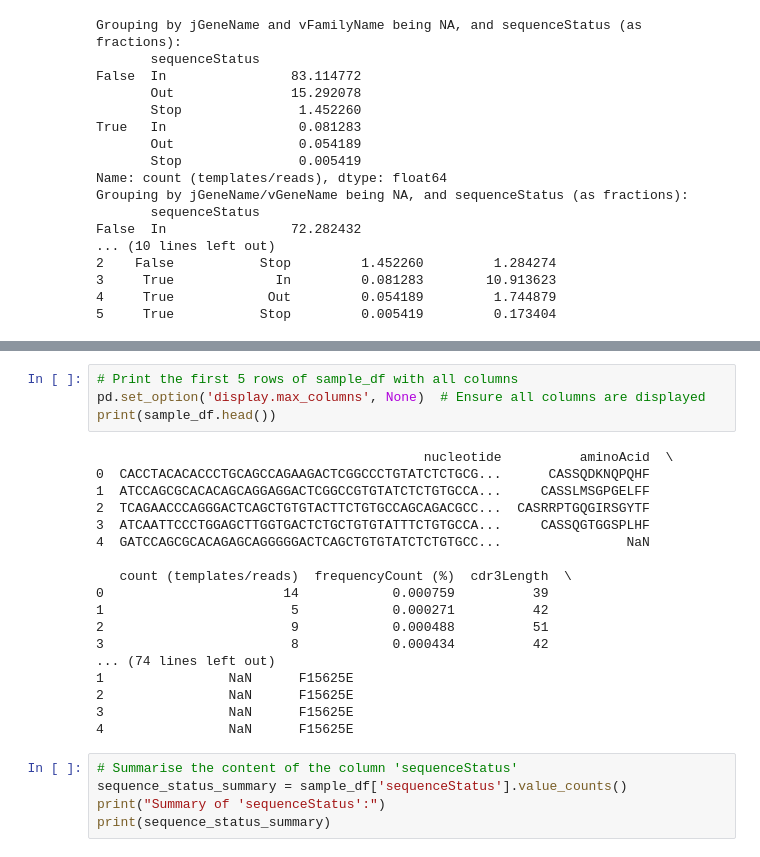
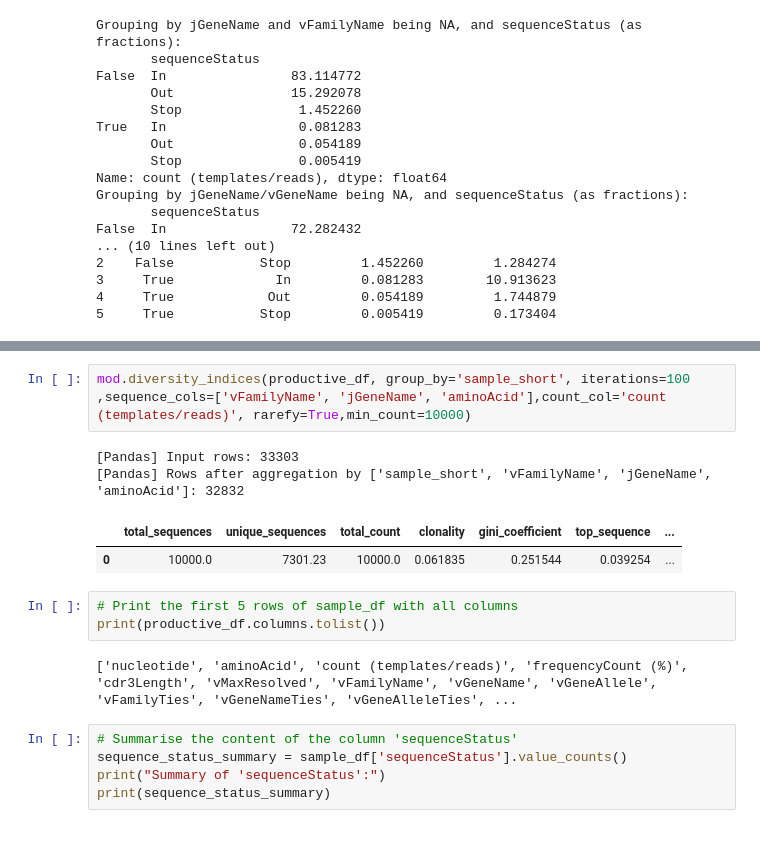
Before and after one commit to AnnaLorenc/private-DQ2DQ8private, a Jupyter notebook: lymphoseq_readin.ipynb, the cells around one changed output, grey strips where cells are left out. Drawn from its saved outputs; the diff is of its cells as text.

Commit message:
rarefied diversity

```diff
--- a/lymphoseq_readin.ipynb
+++ b/lymphoseq_readin.ipynb
@@ -168,25 +182,15 @@ Cleanup summary saved to: results_man/cleaned/F15625E_cleanup_summary.tsv
+# %%
+mod.diversity_indices(productive_df, group_by='sample_short', iterations=100 ,sequence_cols=['vFamilyName', 'jGeneName', 'aminoAcid'],count_col='count (templates/reads)', rarefy=True,min_count=10000)
+# %% [output]
+[Pandas] Input rows: 33303
+[Pandas] Rows after aggregation by ['sample_short', 'vFamilyName', 'jGeneName', 'aminoAcid']: 32832
+|  | total_sequences | unique_sequences | total_count | clonality | gini_coefficient | top_sequence | ... |
+| 0 | 10000.0 | 7301.23 | 10000.0 | 0.061835 | 0.251544 | 0.039254 | ... |
 # %%
 # Print the first 5 rows of sample_df with all columns
-pd.set_option('display.max_columns', None)  # Ensure all columns are displayed
-print(sample_df.head())
+print(productive_df.columns.tolist())
 # %% [output]
-                                          nucleotide          aminoAcid  \
-0  CACCTACACACCCTGCAGCCAGAAGACTCGGCCCTGTATCTCTGCG...      CASSQDKNQPQHF
-1  ATCCAGCGCACACAGCAGGAGGACTCGGCCGTGTATCTCTGTGCCA...     CASSLMSGPGELFF
-2  TCAGAACCCAGGGACTCAGCTGTGTACTTCTGTGCCAGCAGACGCC...  CASRRPTGQGIRSGYTF
-3  ATCAATTCCCTGGAGCTTGGTGACTCTGCTGTGTATTTCTGTGCCA...     CASSQGTGGSPLHF
-4  GATCCAGCGCACAGAGCAGGGGGACTCAGCTGTGTATCTCTGTGCC...                NaN
-
-   count (templates/reads)  frequencyCount (%)  cdr3Length  \
-0                       14            0.000759          39
-1                        5            0.000271          42
-2                        9            0.000488          51
-3                        8            0.000434          42
-... (74 lines left out)
-1                NaN      F15625E
-2                NaN      F15625E
-3                NaN      F15625E
-4                NaN      F15625E
+['nucleotide', 'aminoAcid', 'count (templates/reads)', 'frequencyCount (%)', 'cdr3Length', 'vMaxResolved', 'vFamilyName', 'vGeneName', 'vGeneAllele', 'vFamilyTies', 'vGeneNameTies', 'vGeneAlleleTies', ...
 # %%
 # Summarise the content of the column 'sequenceStatus'
 sequence_status_summary = sample_df['sequenceStatus'].value_counts()
```
Also changed, not shown: parts of 5 cells of this notebook, 24 other files.
